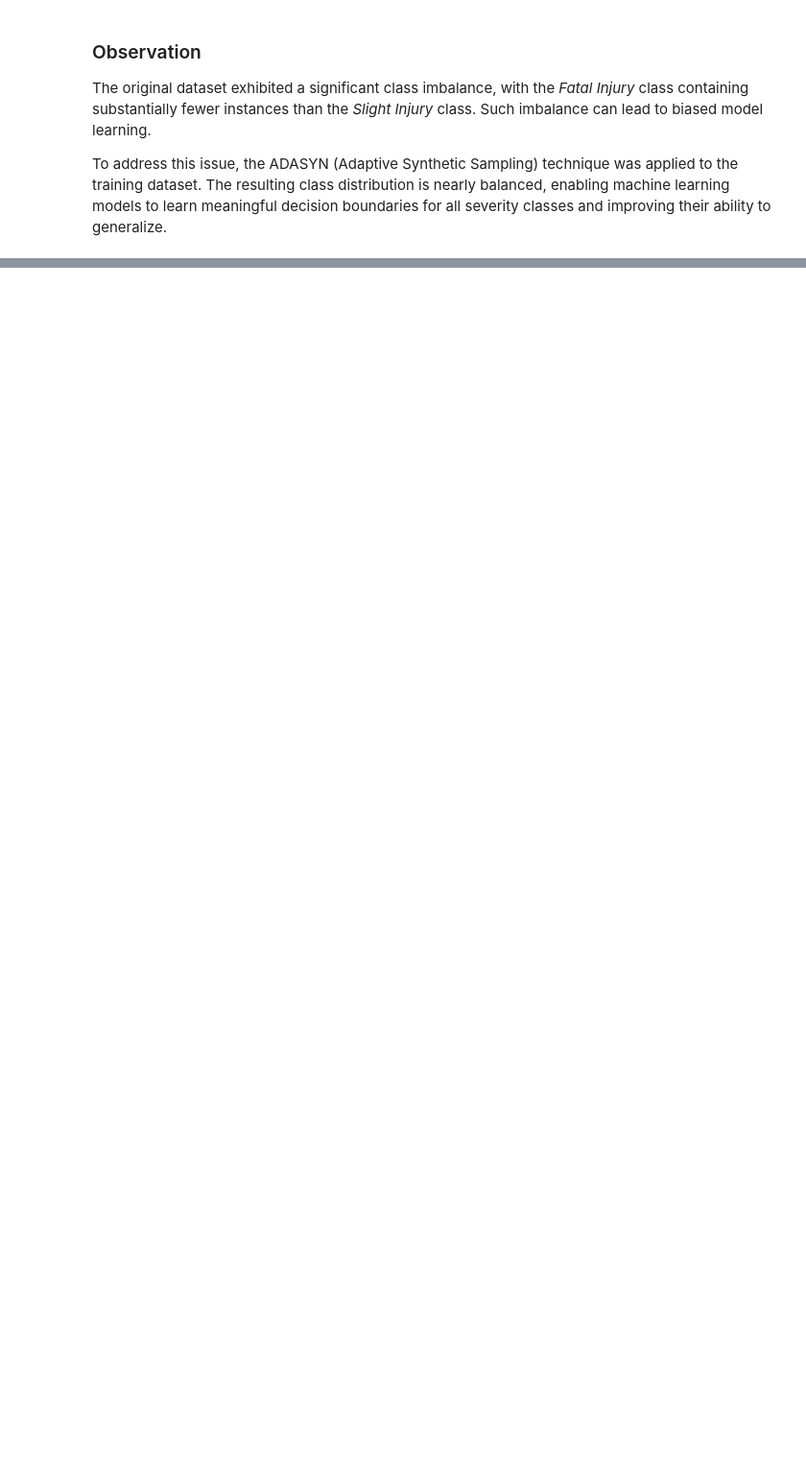
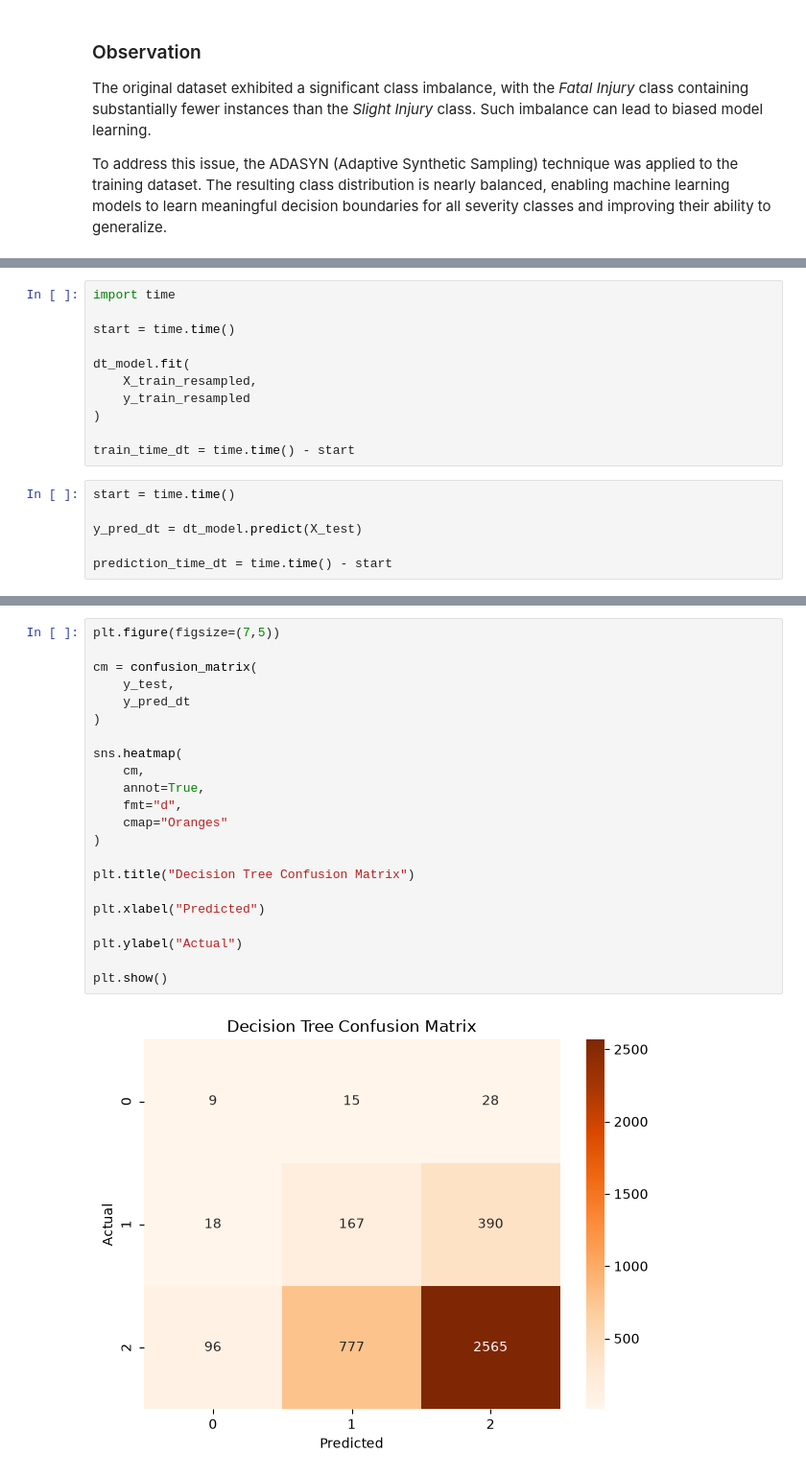
Before and after one commit to Pranjali-3/road-accident-severity-analysis, a Jupyter notebook: road_accident.ipynb, the cells around one changed output, grey strips where cells are left out. Shown at 96% size. Drawn from its saved outputs; the diff is of its cells as text; blank space fills up the shorter version.

```diff
--- a/road_accident.ipynb
+++ b/road_accident.ipynb
@@ -519,0 +688,17 @@ To address this issue, the ADASYN (Adaptive Synthetic Sampling) technique was ap
+# %%
+import time
+
+start = time.time()
+
+dt_model.fit(
+    X_train_resampled,
+    y_train_resampled
+)
+
+train_time_dt = time.time() - start
+# %%
+start = time.time()
+
+y_pred_dt = dt_model.predict(X_test)
+
+prediction_time_dt = time.time() - start
@@ -519,0 +750,24 @@ To address this issue, the ADASYN (Adaptive Synthetic Sampling) technique was ap
+# %%
+plt.figure(figsize=(7,5))
+
+cm = confusion_matrix(
+    y_test,
+    y_pred_dt
+)
+
+sns.heatmap(
+    cm,
+    annot=True,
+    fmt="d",
+    cmap="Oranges"
+)
+
+plt.title("Decision Tree Confusion Matrix")
+
+plt.xlabel("Predicted")
+
+plt.ylabel("Actual")
+
+plt.show()
+# %% [output]
+[figure, added]
```
Also changed, not shown: parts of 120 cells of this notebook, 4 other files.
